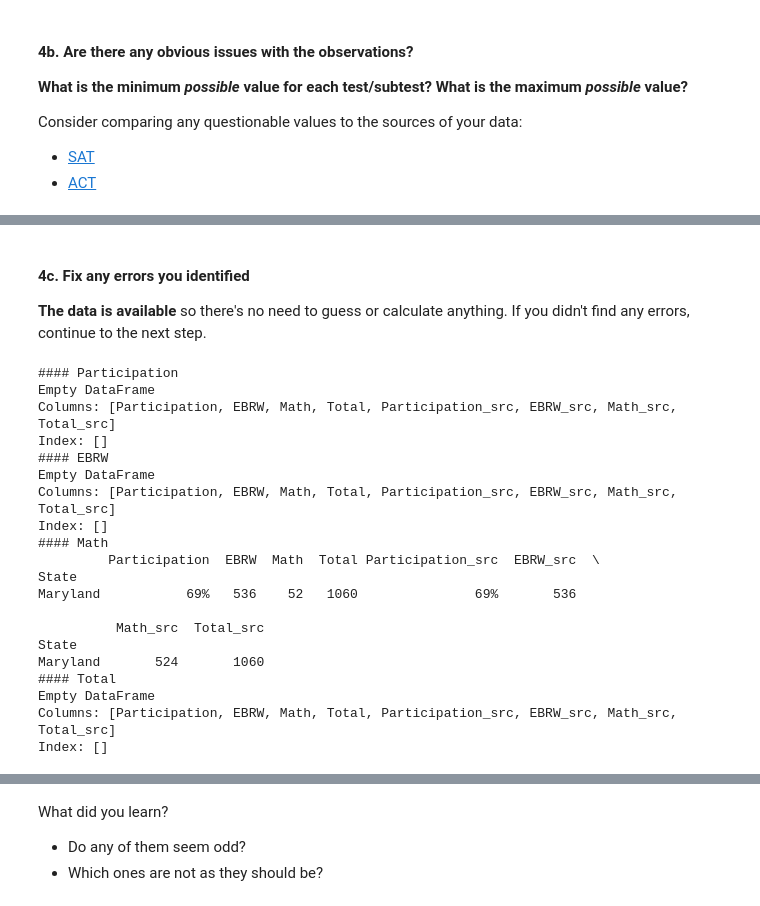
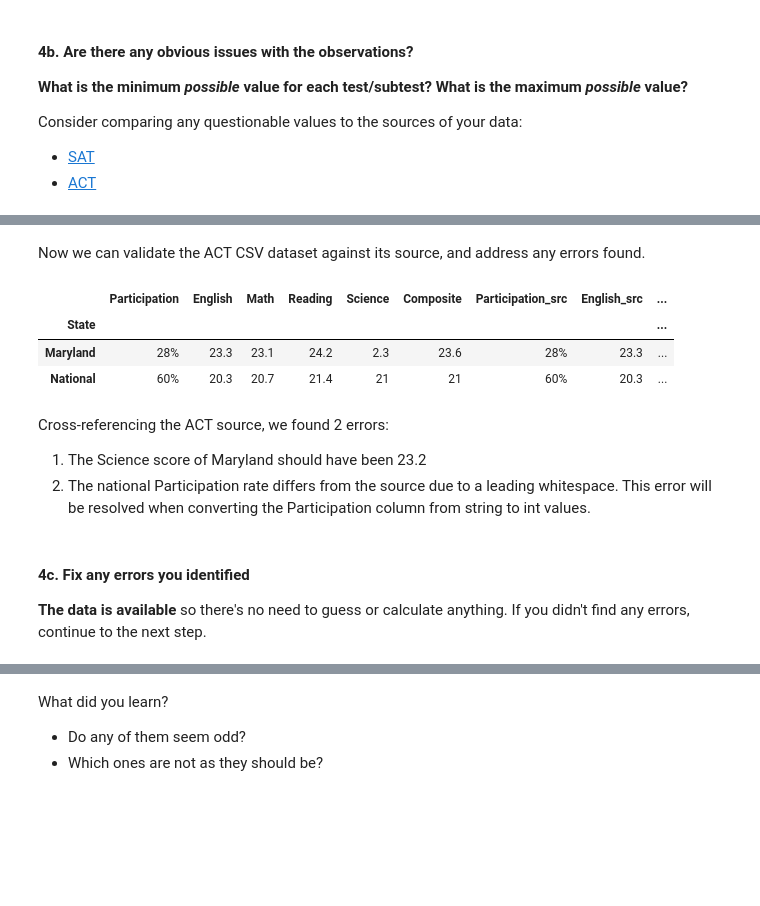
Before and after one commit to hakngrow/dsi, a Jupyter notebook: Project1234/project_1/code/test.ipynb, the cells around one changed output, grey strips where cells are left out. Cells and saved outputs as stored; diff of their text form; code cells hidden in the pictures; blank space fills up the shorter version.

```diff
--- a/Project1234/project_1/code/test.ipynb
+++ b/Project1234/project_1/code/test.ipynb
@@ -147,3 +281,39 @@ For SAT, both EBRW and Math tests have minimum/maximum possible values of 200/80
+# %% [markdown]
+Now we can validate the ACT CSV dataset against its source, and address any errors found.
+# %%
+# Load source SAT data from tab delimited file into dataframe.
+df_act_2017_source = pd.read_csv('../data/act_2017_source.txt', sep='\t')
+df_act_2017_source.set_index('State', inplace=True)
+df_act_2017_source.columns = act_2017_columns
+df_act_2017_source.rename(columns=lambda col_name: col_name + '_src', inplace=True)
+
+# Join ACT CSV and source dataframes on row index 'State'
+df_act_2017_combined = df_act_2017.join(df_act_2017_source, 'State')
+
+df_act_2017_mismatched = df_act_2017_combined.loc[get_mismatched_indexes(df_act_2017_combined, act_2017_columns)]
+
+def highlight_act_mismatched(column):
+
+    formats = ['' for i in range(column.size)]
+
+    if column.name in act_2017_columns:
+
+        is_mismatched = column != df_act_2017_mismatched[column.name + '_src']
+
+        return ['background-color: yellow' if mismatched else '' for mismatched in is_mismatched]
+
+    return formats
+
+df_act_2017_mismatched.style.apply(highlight_act_mismatched)
+# %% [output]
+|  | Participation | English | Math | Reading | Science | Composite | Participation_src | English_src | ... |
+| State |  |  |  |  |  |  |  |  | ... |
+| Maryland | 28% | 23.3 | 23.1 | 24.2 | 2.3 | 23.6 | 28% | 23.3 | ... |
+| National | 60% | 20.3 | 20.7 | 21.4 | 21 | 21 | 60% | 20.3 | ... |
+# %% [markdown]
+Cross-referencing the ACT source, we found 2 errors:
+1. The Science score of Maryland should have been 23.2
+2. The national Participation rate differs from the source due to a leading whitespace. This error will be resolved when converting the Participation column from string to int values.
 # %% [markdown]
 #### 4c. Fix any errors you identified
 
@@ -170,40 +320,0 @@ df_sat_2017_combined = df_sat_2017.join(df_sat_2017_source, 'State')
-# %%
-def get_mismatched_indexes(df_combined, columns):
-
-    mismatched_indexes = []
-
-    for column in columns:
-
-        print('#### ' + column)
-
-        rows = df_combined[df_combined[column] != df_combined[column + '_src']]
-
-        print(rows)
-
-        if len(rows) > 0:
-            mismatched_indexes.extend(rows.index.values)
-
-    return list(set(mismatched_indexes))
-
-df_sat_2017_mismatched = df_sat_2017_combined.loc[get_mismatched_indexes(df_sat_2017_combined, sat_2017_columns)]
-# %% [output]
-#### Participation
-Empty DataFrame
-Columns: [Participation, EBRW, Math, Total, Participation_src, EBRW_src, Math_src, Total_src]
-Index: []
-#### EBRW
-Empty DataFrame
-Columns: [Participation, EBRW, Math, Total, Participation_src, EBRW_src, Math_src, Total_src]
-Index: []
-#### Math
-         Participation  EBRW  Math  Total Participation_src  EBRW_src  \
-State
-Maryland           69%   536    52   1060               69%       536
-
-          Math_src  Total_src
-State
-Maryland       524       1060
-#### Total
-Empty DataFrame
-Columns: [Participation, EBRW, Math, Total, Participation_src, EBRW_src, Math_src, Total_src]
-Index: []
```
Also changed, not shown: parts of 42 cells of this notebook, 8 other files.
